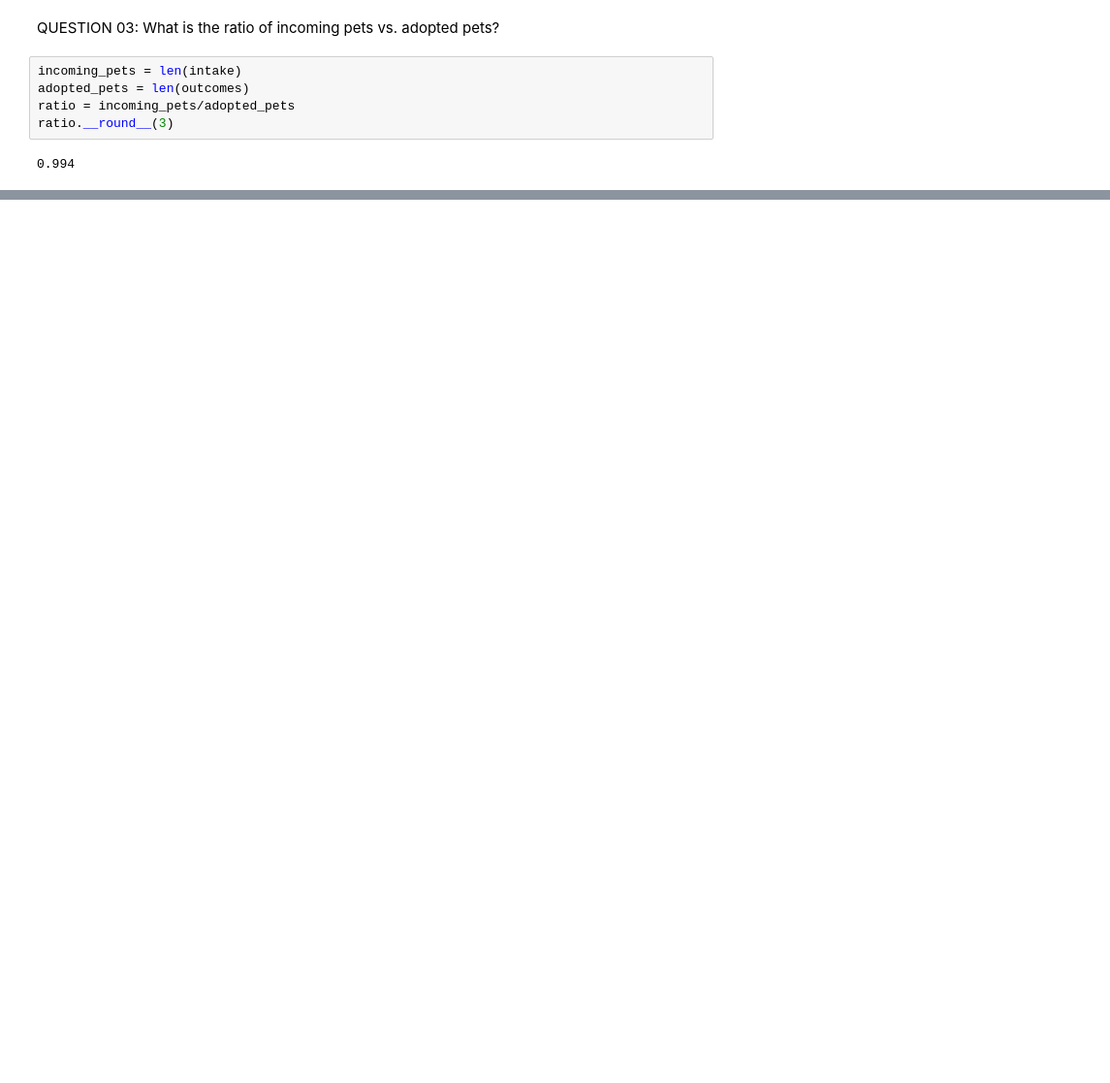
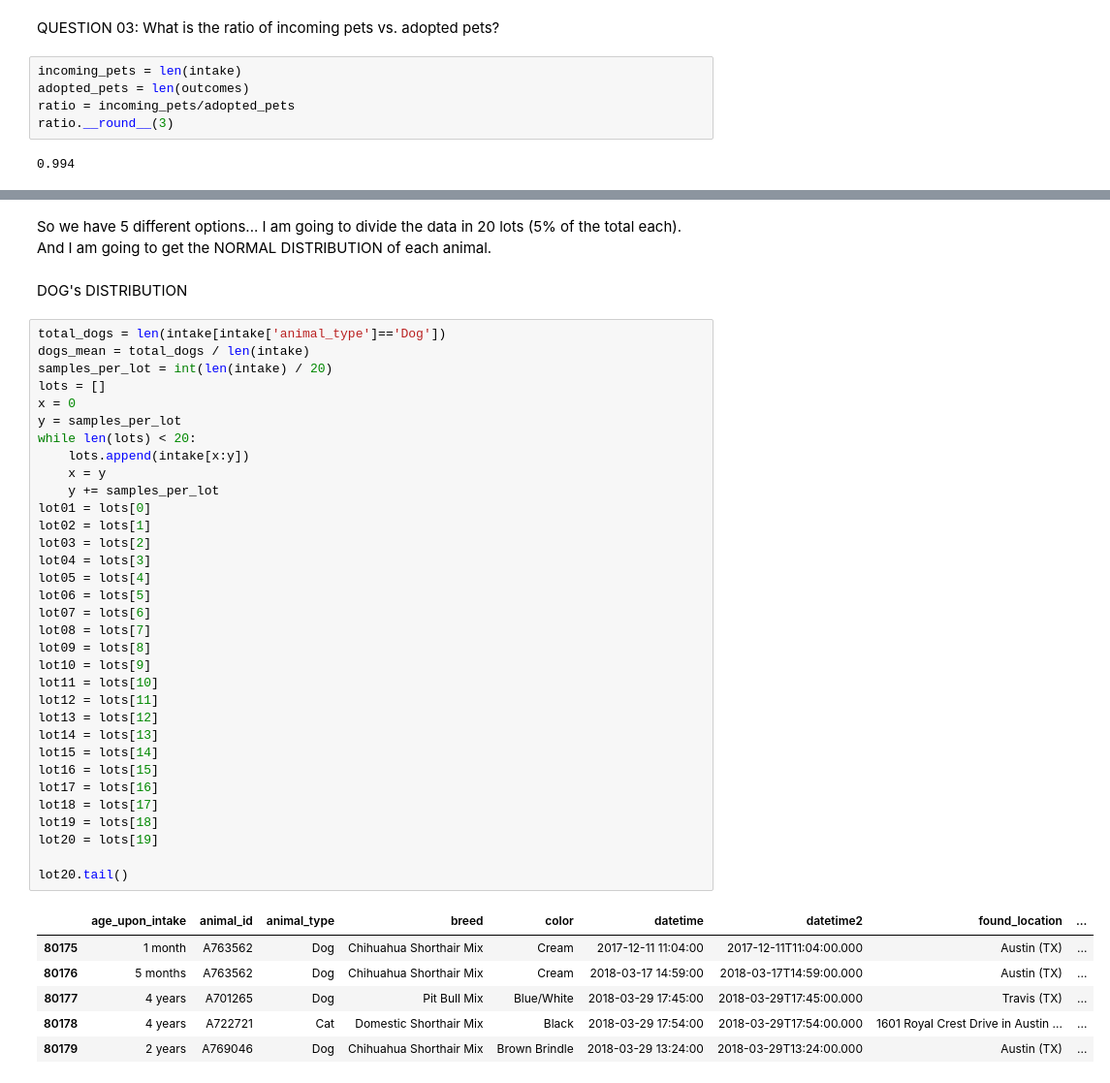
Before and after one commit to 3Grey6Jedi9/Data-Analysis-Project-05, a Jupyter notebook: Pet Shelter Analysis.ipynb, the cells around one changed output, grey strips where cells are left out. Shown at 97% size. Saved outputs shown, nothing was run; the diff lists cells and outputs as text; blank space fills up the shorter version.

```diff
--- a/Pet Shelter Analysis.ipynb
+++ b/Pet Shelter Analysis.ipynb
@@ -151,0 +172,44 @@ ratio.__round__(3)
+# %% [markdown]
+So we have 5 different options... I am going to divide the data in 20 lots (5% of the total each). And I am going to get the NORMAL DISTRIBUTION of each animal.
+# %% [markdown]
+DOG's DISTRIBUTION
+# %%
+total_dogs = len(intake[intake['animal_type']=='Dog'])
+dogs_mean = total_dogs / len(intake)
+samples_per_lot = int(len(intake) / 20)
+lots = []
+x = 0
+y = samples_per_lot
+while len(lots) < 20:
+    lots.append(intake[x:y])
+    x = y
+    y += samples_per_lot
+lot01 = lots[0]
+lot02 = lots[1]
+lot03 = lots[2]
+lot04 = lots[3]
+lot05 = lots[4]
+lot06 = lots[5]
+lot07 = lots[6]
+lot08 = lots[7]
+lot09 = lots[8]
+lot10 = lots[9]
+lot11 = lots[10]
+lot12 = lots[11]
+lot13 = lots[12]
+lot14 = lots[13]
+lot15 = lots[14]
+lot16 = lots[15]
+lot17 = lots[16]
+lot18 = lots[17]
+lot19 = lots[18]
+lot20 = lots[19]
+
+lot20.tail()
+# %% [output]
+|  | age_upon_intake | animal_id | animal_type | breed | color | datetime | datetime2 | found_location | ... |
+| 80175 | 1 month | A763562 | Dog | Chihuahua Shorthair Mix | Cream | 2017-12-11 11:04:00 | 2017-12-11T11:04:00.000 | Austin (TX) | ... |
+| 80176 | 5 months | A763562 | Dog | Chihuahua Shorthair Mix | Cream | 2018-03-17 14:59:00 | 2018-03-17T14:59:00.000 | Austin (TX) | ... |
+| 80177 | 4 years | A701265 | Dog | Pit Bull Mix | Blue/White | 2018-03-29 17:45:00 | 2018-03-29T17:45:00.000 | Travis (TX) | ... |
+| 80178 | 4 years | A722721 | Cat | Domestic Shorthair Mix | Black | 2018-03-29 17:54:00 | 2018-03-29T17:54:00.000 | 1601 Royal Crest Drive in Austin ... | ... |
+| 80179 | 2 years | A769046 | Dog | Chihuahua Shorthair Mix | Brown Brindle | 2018-03-29 13:24:00 | 2018-03-29T13:24:00.000 | Austin (TX) | ... |
```
Also changed, not shown: parts of 7 cells of this notebook.
